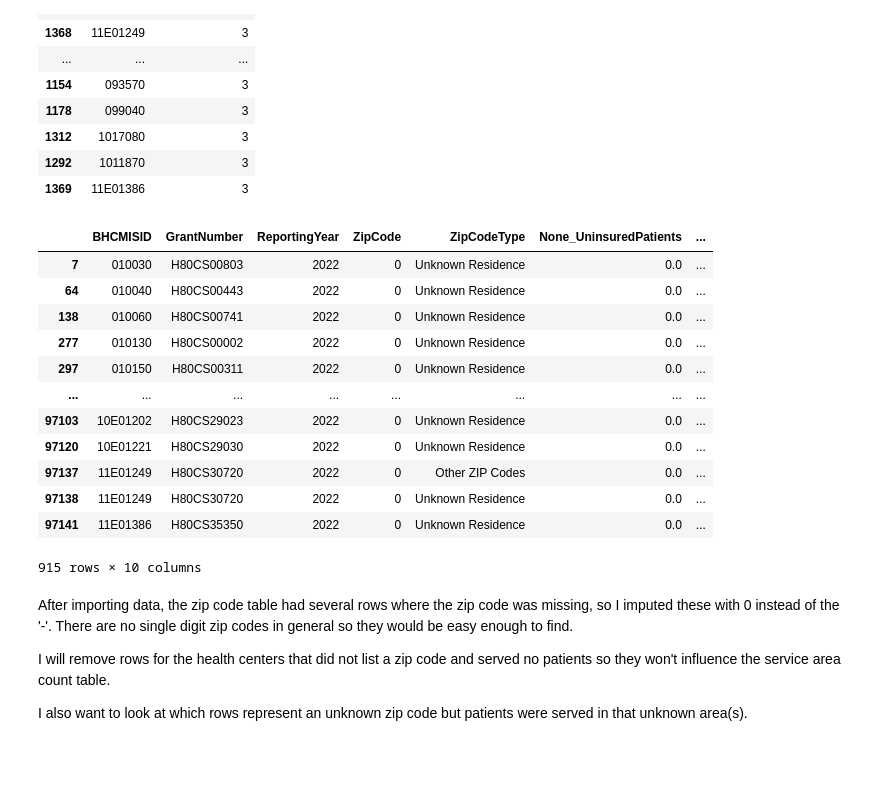
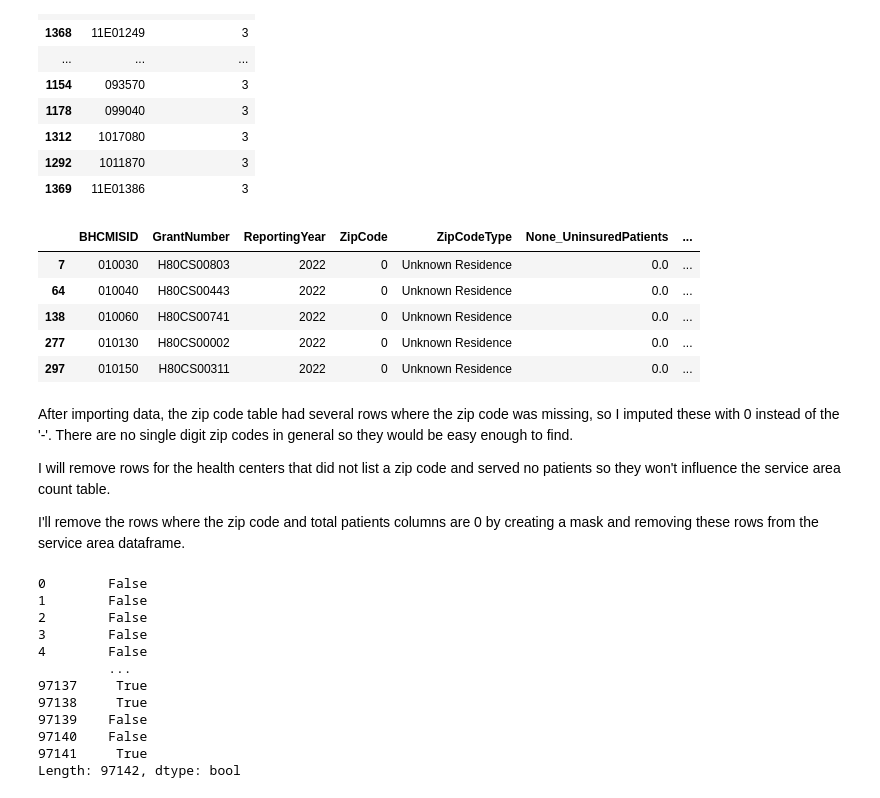
Before and after one commit to dezertdweller/capstone-project-fqhc-model, a Jupyter notebook: data-wrangling.ipynb, the cells around one changed output. Drawn from its saved outputs; the diff is of its cells as text; code cells hidden in the pictures; blank space fills up the shorter version.

Commit message:
Zip code table data wrangling.

```diff
--- a/data-wrangling.ipynb
+++ b/data-wrangling.ipynb
@@ -88,25 +88,34 @@ health_center_zipcode_count.tail(20)
 | 1292 | 1011870 | 3 |
 | 1369 | 11E01386 | 3 |
 # %%
-total_patients_zero = service_area[(service_area['ZipCode'] == 0) & (service_area['TotalNumberofPatients'] == 0)]
-total_patients_zero
+total_patients_and_zip_zero = service_area[(service_area['ZipCode'] == 0) & (service_area['TotalNumberofPatients'] == 0)]
+total_patients_and_zip_zero.head()
 # %% [output]
 |  | BHCMISID | GrantNumber | ReportingYear | ZipCode | ZipCodeType | None_UninsuredPatients | ... |
 | 7 | 010030 | H80CS00803 | 2022 | 0 | Unknown Residence | 0.0 | ... |
 | 64 | 010040 | H80CS00443 | 2022 | 0 | Unknown Residence | 0.0 | ... |
 | 138 | 010060 | H80CS00741 | 2022 | 0 | Unknown Residence | 0.0 | ... |
 | 277 | 010130 | H80CS00002 | 2022 | 0 | Unknown Residence | 0.0 | ... |
 | 297 | 010150 | H80CS00311 | 2022 | 0 | Unknown Residence | 0.0 | ... |
-| ... | ... | ... | ... | ... | ... | ... | ... |
-| 97103 | 10E01202 | H80CS29023 | 2022 | 0 | Unknown Residence | 0.0 | ... |
-| 97120 | 10E01221 | H80CS29030 | 2022 | 0 | Unknown Residence | 0.0 | ... |
-| 97137 | 11E01249 | H80CS30720 | 2022 | 0 | Other ZIP Codes | 0.0 | ... |
-| 97138 | 11E01249 | H80CS30720 | 2022 | 0 | Unknown Residence | 0.0 | ... |
-| 97141 | 11E01386 | H80CS35350 | 2022 | 0 | Unknown Residence | 0.0 | ... |
-915 rows × 10 columns
 # %% [markdown]
 After importing data, the zip code table had several rows where the zip code was missing, so I imputed these with 0 instead of the '-'. There are no single digit zip codes in general so they would be easy enough to find.
 
 I will remove rows for the health centers that did not list a zip code and served no patients so they won't influence the service area count table.
 
-I also want to look at which rows represent an unknown zip code but patients were served in that unknown area(s).
+I'll remove the rows where the zip code and total patients columns are 0 by creating a mask and removing these rows from the service area dataframe.
+# %%
+total_patients_zero = (service_area['ZipCode'] == 0) & (service_area['TotalNumberofPatients'] == 0)
+total_patients_zero
+# %% [output]
+0        False
+1        False
+2        False
+3        False
+4        False
+         ...
+97137     True
+97138     True
+97139    False
+97140    False
+97141     True
+Length: 97142, dtype: bool
```
Also changed, not shown: parts of 24 cells of this notebook.
